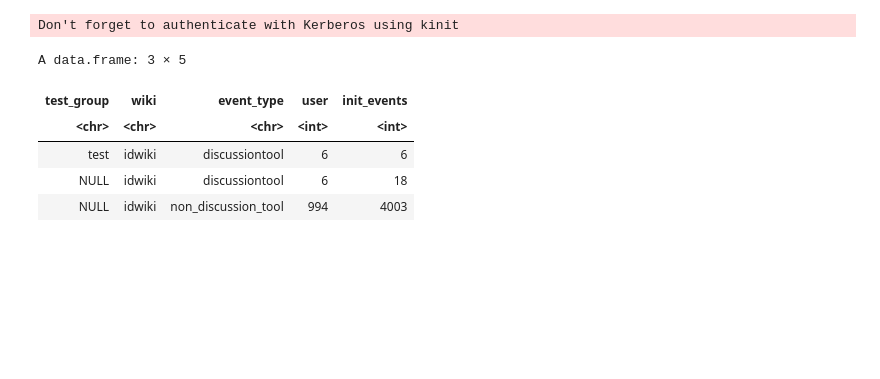
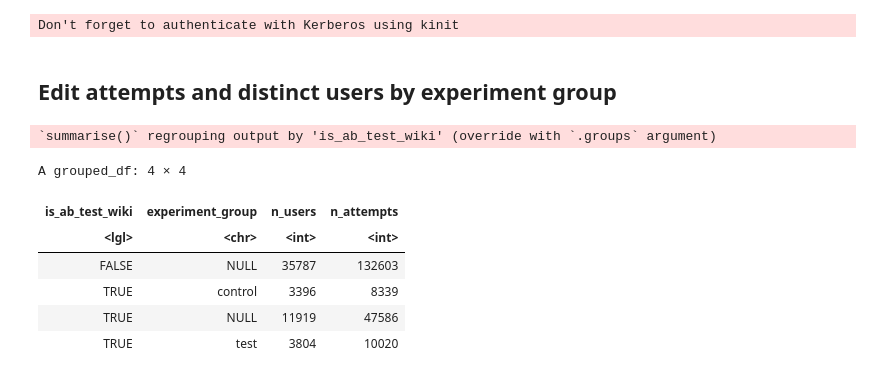
Before and after one commit to wikimedia-research/Reply-tools-analysis-2021, a Jupyter notebook: QA/Reply-tool-ab-test-qa.ipynb, the cells around one changed output. Drawn from its saved outputs; the diff is of its cells as text; code cells hidden in the pictures; blank space fills up the shorter version.

```diff
--- a/QA/Reply-tool-ab-test-qa.ipynb
+++ b/QA/Reply-tool-ab-test-qa.ipynb
@@ -41,11 +72,2 @@ collect_reply_init_events <- wmfdata::query_hive(query)
 # %% [output]
 Don't forget to authenticate with Kerberos using kinit
-# %%
-collect_reply_init_events
-# %% [output]
-A data.frame: 3 × 5
-| test_group | wiki | event_type | user | init_events |
-| <chr> | <chr> | <chr> | <int> | <int> |
-| test | idwiki | discussiontool | 6 | 6 |
-| NULL | idwiki | discussiontool | 6 | 18 |
-| NULL | idwiki | non_discussion_tool | 994 | 4003 |
@@ -53,0 +76,21 @@ A data.frame: 3 × 5
+# %% [markdown]
+## Edit attempts and distinct users by experiment group
+# %%
+edit_attempts_byexperimentgroup <- collect_edit_attempts %>%
+     # remove anon users and review data following AB deployment
+    filter(attempt_dt >= '2021-02-12',
+          user_id != 0) %>%
+    group_by (is_ab_test_wiki, experiment_group) %>%
+    summarise(n_users = n_distinct(user_id),
+              n_attempts = n_distinct(edit_attempt_id))
+
+edit_attempts_byexperimentgroup
+# %% [output]
+`summarise()` regrouping output by 'is_ab_test_wiki' (override with `.groups` argument)
+A grouped_df: 4 × 4
+| is_ab_test_wiki | experiment_group | n_users | n_attempts |
+| <lgl> | <chr> | <int> | <int> |
+| FALSE | NULL | 35787 | 132603 |
+| TRUE | control | 3396 | 8339 |
+| TRUE | NULL | 11919 | 47586 |
+| TRUE | test | 3804 | 10020 |
```
Also changed, not shown: parts of 39 cells of this notebook.
